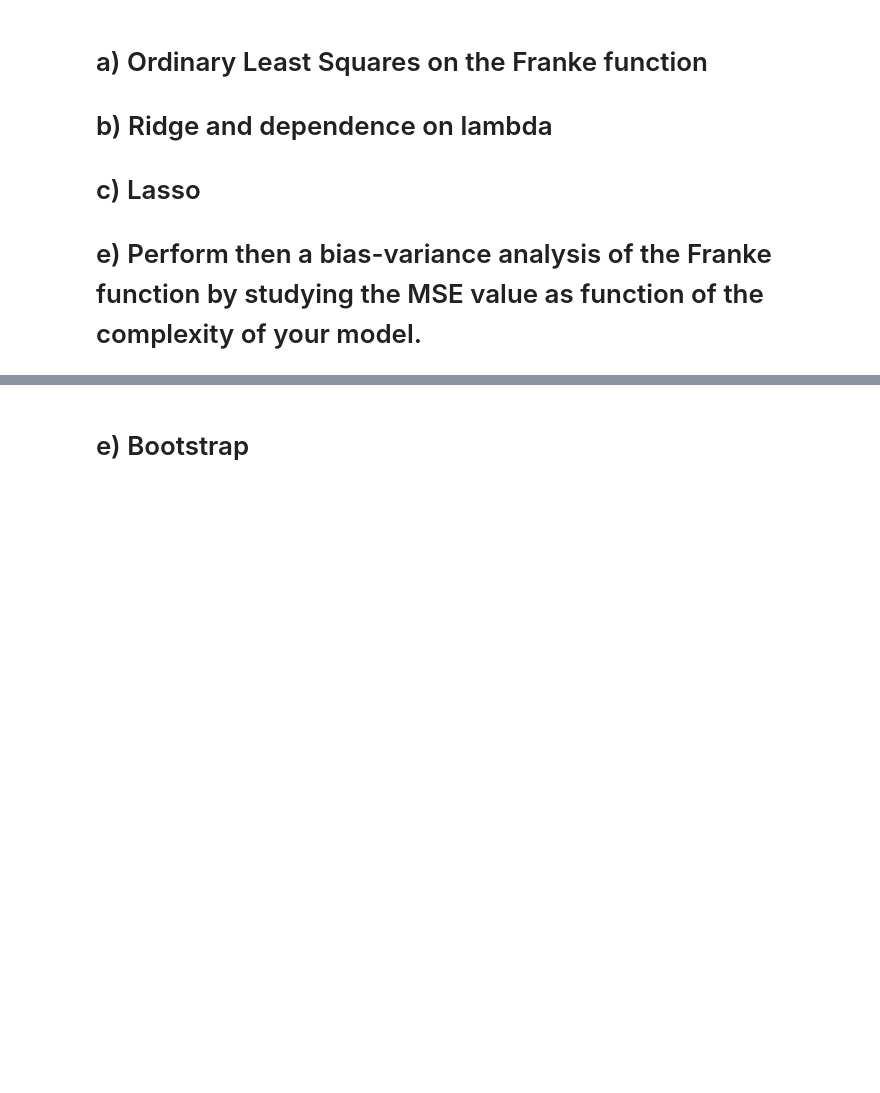
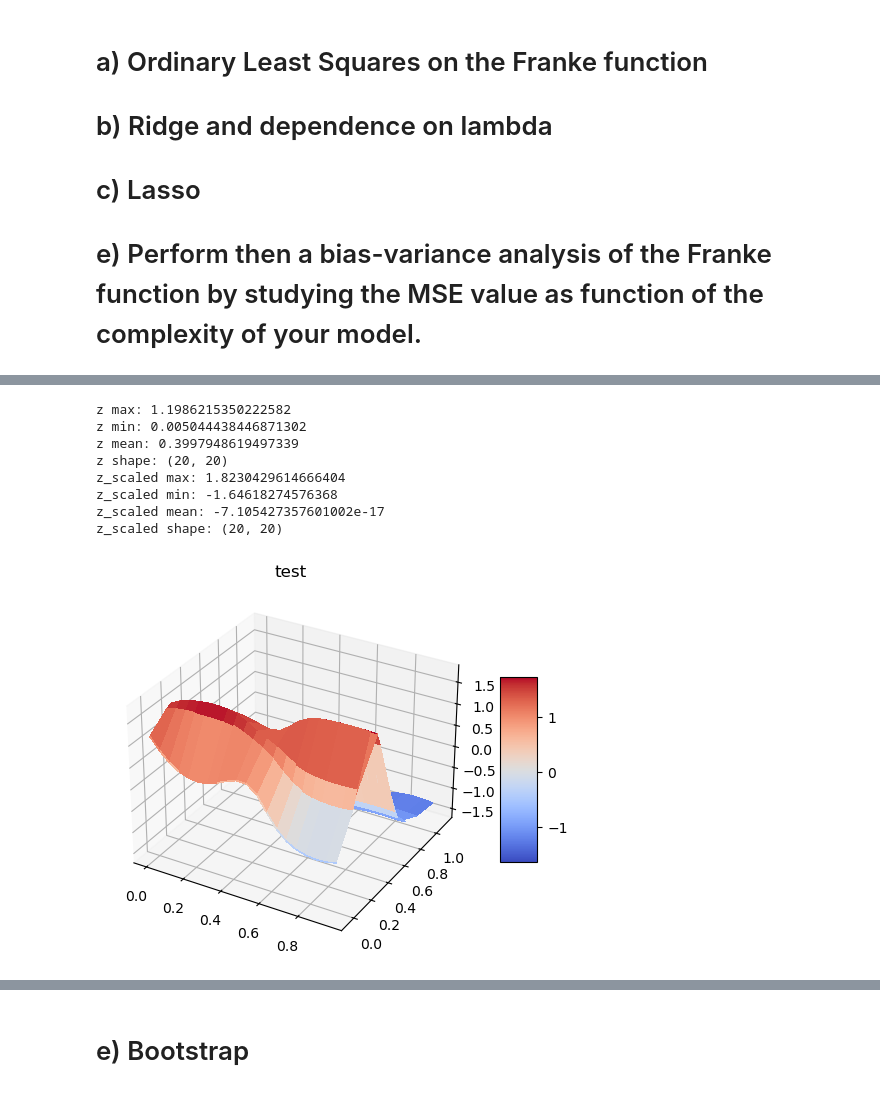
Before and after one commit to hellegje/fys-stk4155, a Jupyter notebook: Project1/2dProject.ipynb, the cells around one changed output, grey strips where cells are left out. Drawn from its saved outputs; the diff is of its cells as text; code cells hidden in the pictures; blank space fills up the shorter version.

```diff
--- a/Project1/2dProject.ipynb
+++ b/Project1/2dProject.ipynb
@@ -123,0 +128,44 @@ plt.show()
+# %%
+#Quick look at the data values
+print(f"z max: {z.max()}")
+print(f"z min: {z.min()}")
+print(f"z mean: {z.mean()}")
+print(f"z shape: {z.shape}")
+
+scaler = StandardScaler()
+z_scaled = scaler.fit_transform(z)
+
+#plot_3d(x_scaled, y_scaled, z_scaled, "Franke's Function w/ mean centering")
+
+#Plot (code taken from project description)
+fig = plt.figure()
+ax = fig.add_subplot(projection='3d')
+
+surf = ax.plot_surface(x, y, z_scaled, cmap=cm.coolwarm, linewidth=0, antialiased=False)
+
+#Quick look at the data values
+print(f"z_scaled max: {z_scaled.max()}")
+print(f"z_scaled min: {z_scaled.min()}")
+print(f"z_scaled mean: {z_scaled.mean()}")
+print(f"z_scaled shape: {z_scaled.shape}")
+
+#ax.set_zlim(-0.10, 1.40)
+#ax.zaxis.set_major_locator(LinearLocator(10))
+#ax.zaxis.set_major_formatter(FormatStrFormatter('%.02f'))
+
+fig.colorbar(surf, shrink=0.5, aspect=5)
+
+plt.title("test")
+plt.show()
+
+z_scaled = z_scaled.ravel() # Flatten z into a 1D array for regression (from ChatGPT)
+# %% [output]
+z max: 1.1986215350222582
+z min: 0.005044438446871302
+z mean: 0.3997948619497339
+z shape: (20, 20)
+z_scaled max: 1.8230429614666404
+z_scaled min: -1.64618274576368
+z_scaled mean: -7.105427357601002e-17
+z_scaled shape: (20, 20)
+[figure, added]
```
Also changed, not shown: parts of 14 cells of this notebook, 18 other files.
